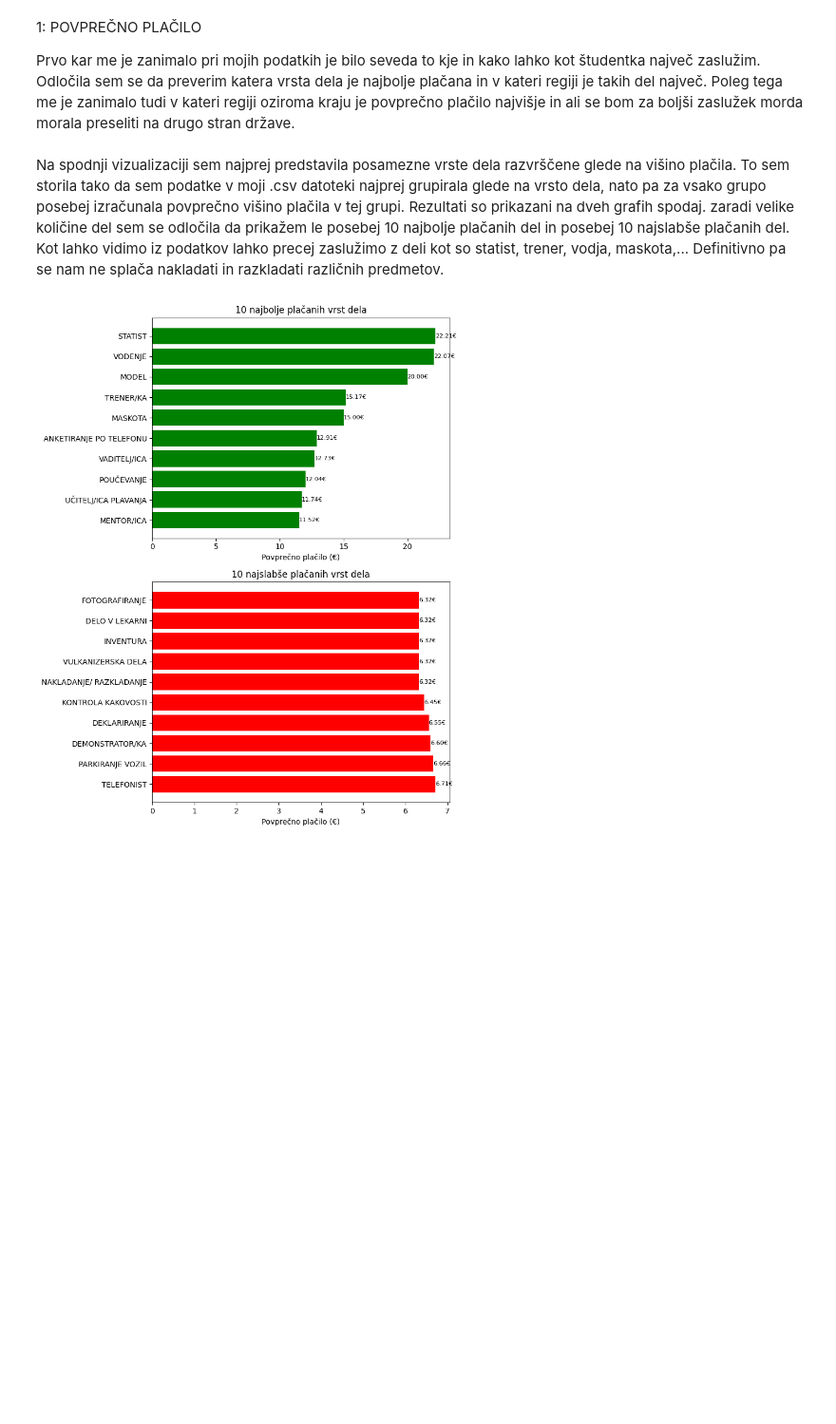
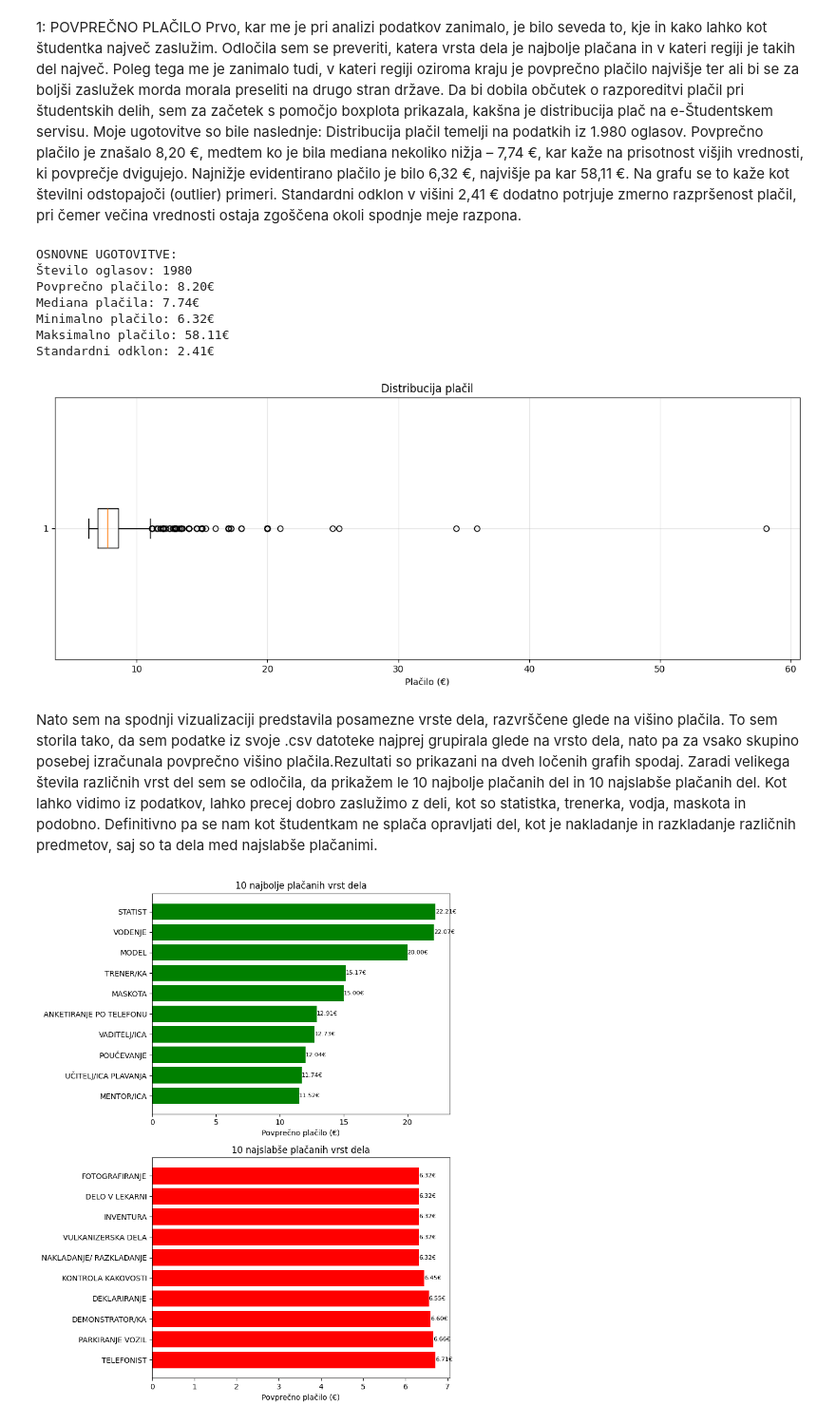
Before and after one commit to AnaRaspet/AnaRaspet_Seminarska_Naloga, a Jupyter notebook: Analiza_Podatkov.ipynb, the cells around one changed output. Shown at 95% size. Saved outputs shown, nothing was run; the diff lists cells and outputs as text; code cells hidden in the pictures; blank space fills up the shorter version.

```diff
--- a/Analiza_Podatkov.ipynb
+++ b/Analiza_Podatkov.ipynb
@@ -26,8 +40,38 @@ V nadaljevanju sem poizkušala podatke analizirati na kar se da zanimiv in izvir
 # %% [markdown]
 1: POVPREČNO PLAČILO
-
-Prvo kar me je zanimalo pri mojih podatkih je bilo seveda to kje in kako lahko kot študentka največ zaslužim. Odločila sem se da preverim katera vrsta dela je najbolje plačana in v kateri regiji je takih del največ. Poleg tega me je zanimalo tudi v kateri regiji oziroma kraju je povprečno plačilo najvišje in ali se bom za boljši zaslužek morda morala preseliti na drugo stran države.
+Prvo, kar me je pri analizi podatkov zanimalo, je bilo seveda to, kje in kako lahko kot študentka največ zaslužim.
+Odločila sem se preveriti, katera vrsta dela je najbolje plačana in v kateri regiji je takih del največ.
+Poleg tega me je zanimalo tudi, v kateri regiji oziroma kraju je povprečno plačilo najvišje ter ali bi se za boljši zaslužek morda morala preseliti na drugo stran države. Da bi dobila občutek o razporeditvi plačil pri študentskih delih, sem za začetek s pomočjo boxplota prikazala, kakšna je distribucija plač na e-Študentskem servisu. Moje ugotovitve so bile naslednje: Distribucija plačil temelji na podatkih iz 1.980 oglasov. Povprečno plačilo je znašalo 8,20 €, medtem ko je bila mediana nekoliko nižja – 7,74 €, kar kaže na prisotnost višjih vrednosti, ki povprečje dvigujejo. Najnižje evidentirano plačilo je bilo 6,32 €, najvišje pa kar 58,11 €. Na grafu se to kaže kot številni odstopajoči (outlier) primeri. Standardni odklon v višini 2,41 € dodatno potrjuje zmerno razpršenost plačil, pri čemer večina vrednosti ostaja zgoščena okoli spodnje meje razpona.
+# %%
+df = pd.read_csv('podatki_dela.csv')
+df = df[df["Placilo"] != "Brez podatka"]
+
+print("OSNOVNE UGOTOVITVE:")
+print(f"Število oglasov: {len(df)}")
+print(f"Povprečno plačilo: {df['Placilo'].mean():.2f}€")
+print(f"Mediana plačila: {df['Placilo'].median():.2f}€")
+print(f"Minimalno plačilo: {df['Placilo'].min():.2f}€")
+print(f"Maksimalno plačilo: {df['Placilo'].max():.2f}€")
+print(f"Standardni odklon: {df['Placilo'].std():.2f}€")
+
+
+plt.figure(figsize=(12, 5))
+plt.boxplot(df['Placilo'], vert=False)
+plt.xlabel('Plačilo (€)')
+plt.title('Distribucija plačil')
+plt.grid(True, alpha=0.3)
+plt.tight_layout()
+plt.show()
+# %% [output]
+OSNOVNE UGOTOVITVE:
+Število oglasov: 1980
+Povprečno plačilo: 8.20€
+Mediana plačila: 7.74€
+Minimalno plačilo: 6.32€
+Maksimalno plačilo: 58.11€
+Standardni odklon: 2.41€
+[figure, added]
 # %% [markdown]
-Na spodnji vizualizaciji sem najprej predstavila posamezne vrste dela razvrščene glede na višino plačila. To sem storila tako da sem podatke v moji .csv datoteki najprej grupirala glede na vrsto dela, nato pa za vsako grupo posebej izračunala povprečno višino plačila v tej grupi. Rezultati so prikazani na dveh grafih spodaj. zaradi velike količine del sem se odločila da prikažem le posebej 10 najbolje plačanih del in posebej 10 najslabše plačanih del. Kot lahko vidimo iz podatkov lahko precej zaslužimo z deli kot so statist, trener, vodja, maskota,... Definitivno pa se nam ne splača nakladati in razkladati različnih predmetov.
+Nato sem na spodnji vizualizaciji predstavila posamezne vrste dela, razvrščene glede na višino plačila. To sem storila tako, da sem podatke iz svoje .csv datoteke najprej grupirala glede na vrsto dela, nato pa za vsako skupino posebej izračunala povprečno višino plačila.Rezultati so prikazani na dveh ločenih grafih spodaj. Zaradi velikega števila različnih vrst del sem se odločila, da prikažem le 10 najbolje plačanih del in 10 najslabše plačanih del. Kot lahko vidimo iz podatkov, lahko precej dobro zaslužimo z deli, kot so statistka, trenerka, vodja, maskota in podobno. Definitivno pa se nam kot študentkam ne splača opravljati del, kot je nakladanje in razkladanje različnih predmetov, saj so ta dela med najslabše plačanimi.
 # %%
 
```
Also changed, not shown: parts of 16 cells of this notebook.
